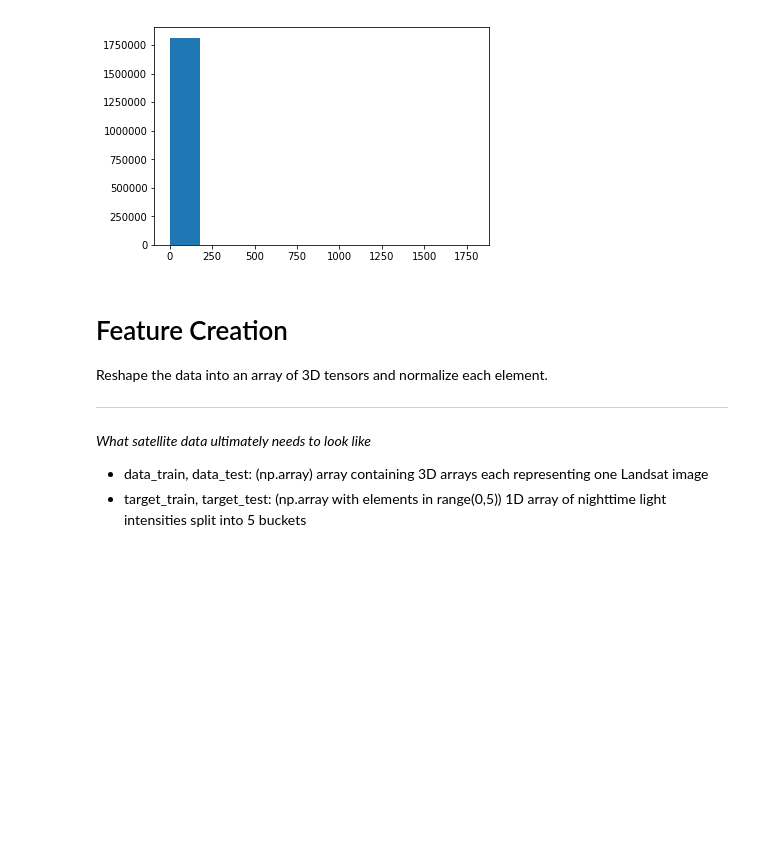
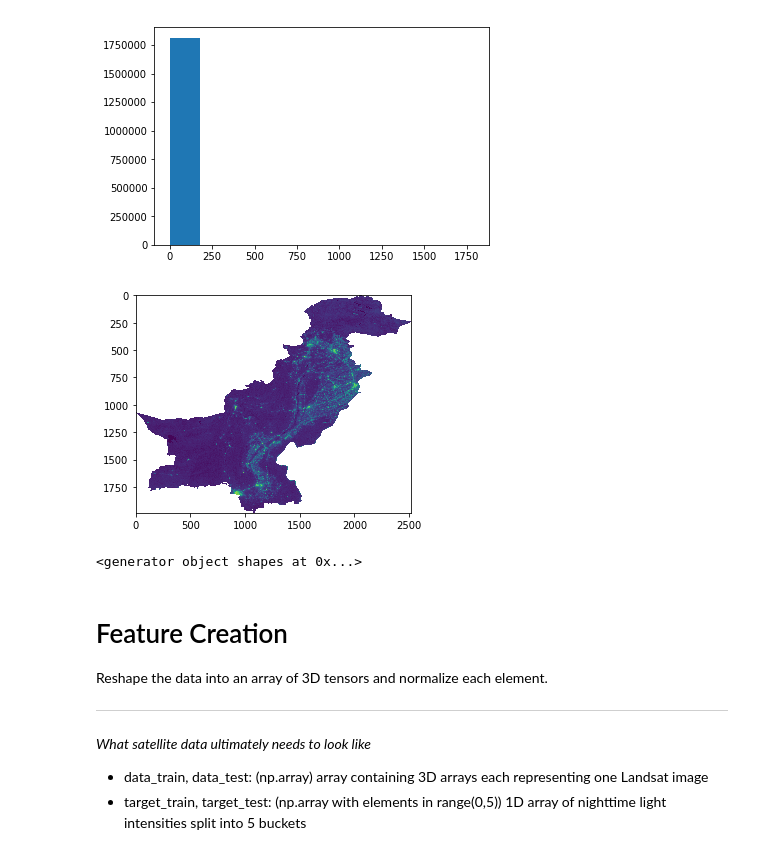
Before and after one commit to dime-worldbank/big-data-poverty-estimation, a Jupyter notebook: DataWork/03_analysis/poverty_estimation/01a_nighttime_light_prediction.ipynb, the cells around one changed output. Drawn from its saved outputs; the diff is of its cells as text; code cells hidden in the pictures; blank space fills up the shorter version.

```diff
--- a/DataWork/03_analysis/poverty_estimation/01a_nighttime_light_prediction.ipynb
+++ b/DataWork/03_analysis/poverty_estimation/01a_nighttime_light_prediction.ipynb
@@ -118,6 +121,21 @@ plt.hist(array_night_flat_nona)
          1.4328196e+03,  1.6119240e+03,  1.7910282e+03], dtype=float32),
  <a list of 10 Patch objects>)
 [figure]
+# %%
+night_log = np.log(data_night.read(1)+1)
+night_log = np.log(night_log+1)
+night_log = np.log(night_log+1)
+
+plt.imshow(night_log);
+# %% [output]
+[figure, added]
+# %%
+#data_night_plg = data_night.dataset_features()
+import pprint
+data_night_r = data_night.read(1)
+a = features.dataset_features(data_night, bidx=1)
+# %% [output]
+<generator object shapes at 0x...>
 # %% [markdown]
 # Feature Creation
 Reshape the data into an array of 3D tensors and normalize each element.
```
Also changed, not shown: parts of 2 cells of this notebook, 8 other files.
